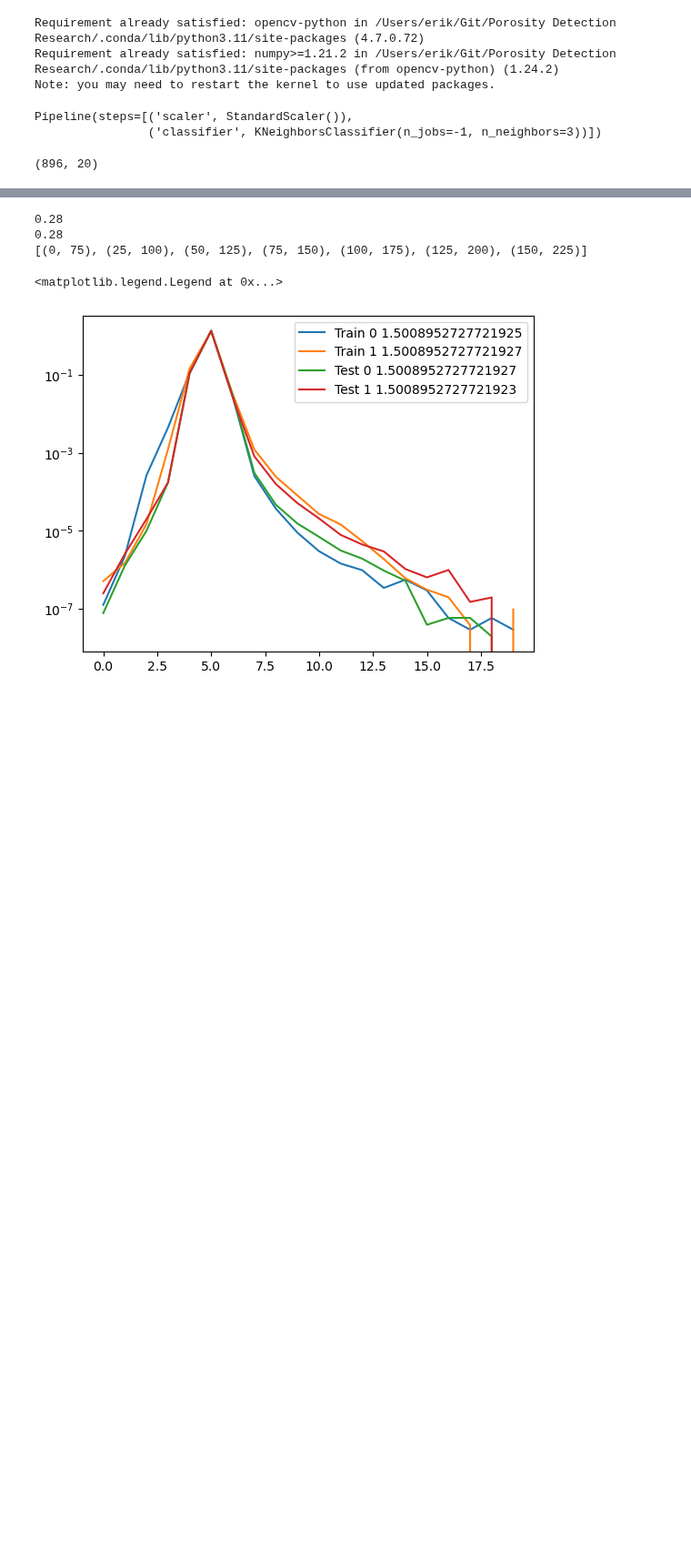
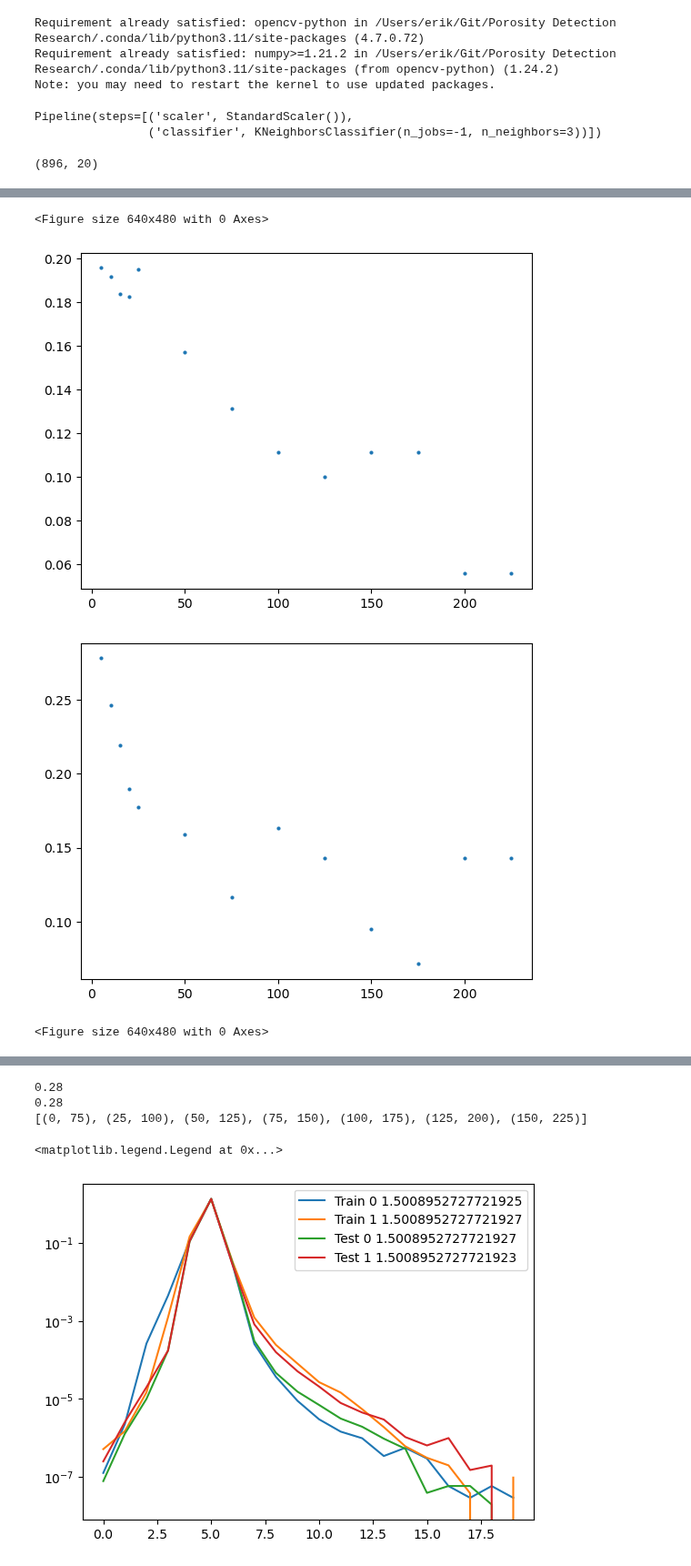
Before and after one commit to ErikSievers/thesis, a Jupyter notebook: Streaming/streaming eval c.ipynb, the cells around one changed output, grey strips where cells are left out. Shown at 91% size. Saved outputs shown, nothing was run; the diff lists cells and outputs as text; code cells hidden in the pictures; blank space fills up the shorter version.

```diff
--- a/Streaming/streaming eval c.ipynb
+++ b/Streaming/streaming eval c.ipynb
@@ -200,0 +198,31 @@ Text(0.5, 0, 'Window start layer')
+# %%
+settings = [(5, 2), (15, 6), (25, 10), (50, 10), (75, 7), (100, 10), (125, 12), (150, 15), (175, 10), (200, 10), (225, 112)]
+# %%
+results = []
+for (windowSize, windowAdvance) in settings:
+    results.append(test(windowSize, windowAdvance))
+# Update the green line, should be the batch processing result for the new dataset
+# Remove the outliers from the dataset (the ones above like 10% porosity)
+# Write pseudokode for friday
+# Run the economic evaluation first, then iterate on results...
+# %%
+# Calculate average fpr and tpr for each setting, then submit the results to the economic evaluation
+
+rates = [((
+    (np.sum(np.array(pred, dtype=bool).flatten() & np.logical_not(true))) / np.sum(np.logical_not(true))
+) , (
+    (np.sum(np.logical_not(np.array(pred, dtype=bool).flatten()) & true)) / np.sum(true)
+))
+    for (_, _, pred, true) in results
+]
+fpr = np.array([f for (f, t) in rates])
+fnr = np.array([t for (f, t) in rates])
+
+# False negative och false positive
+# fpr = false positive / (false positive + true negative)
+# fnr = false negative / (false negative + true positive)
+# %% [output]
+<Figure size 640x480 with 0 Axes>
+[figure, added]
+[figure, added]
+<Figure size 640x480 with 0 Axes>
```
Also changed, not shown: parts of 19 cells of this notebook, 2 other files.
